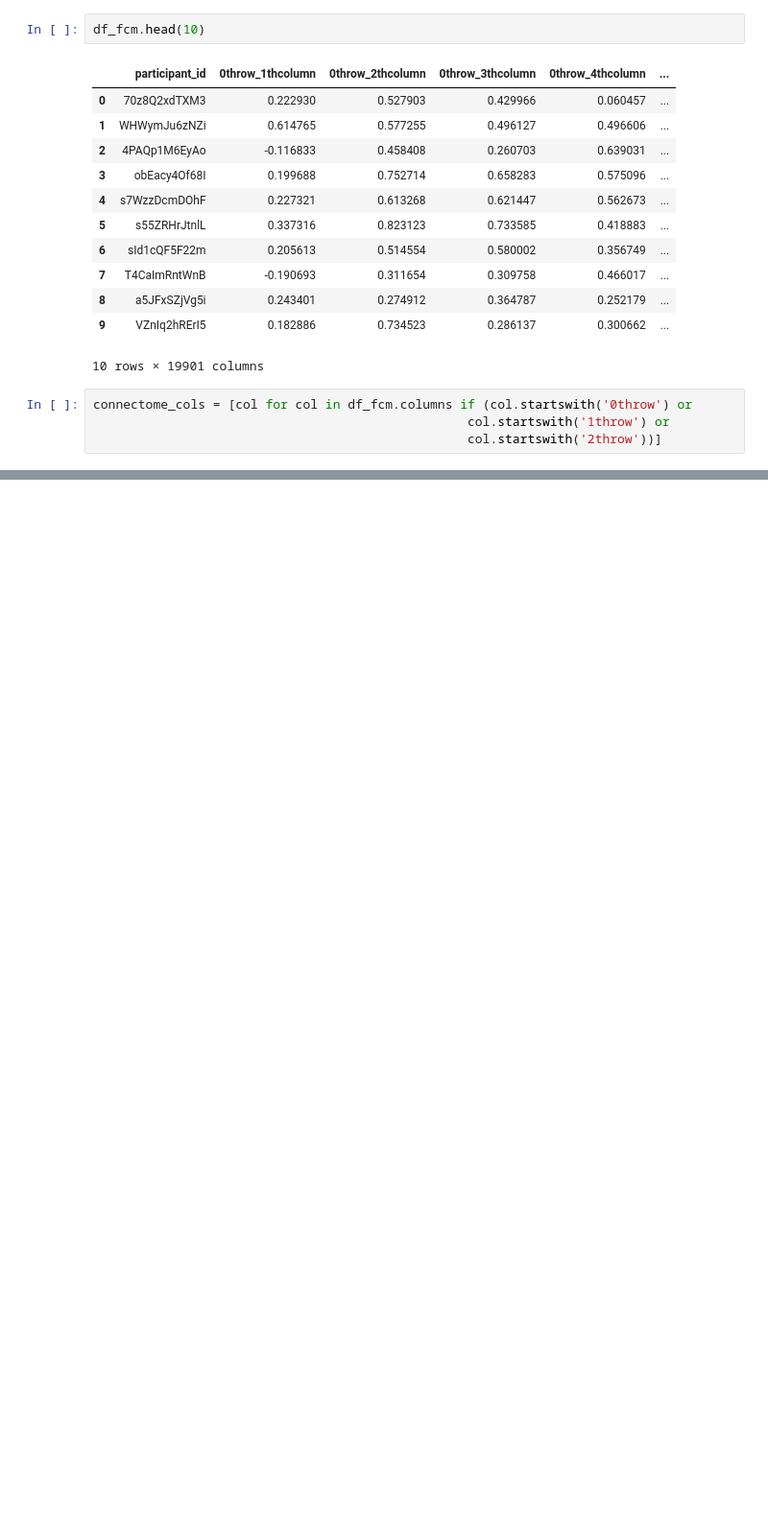
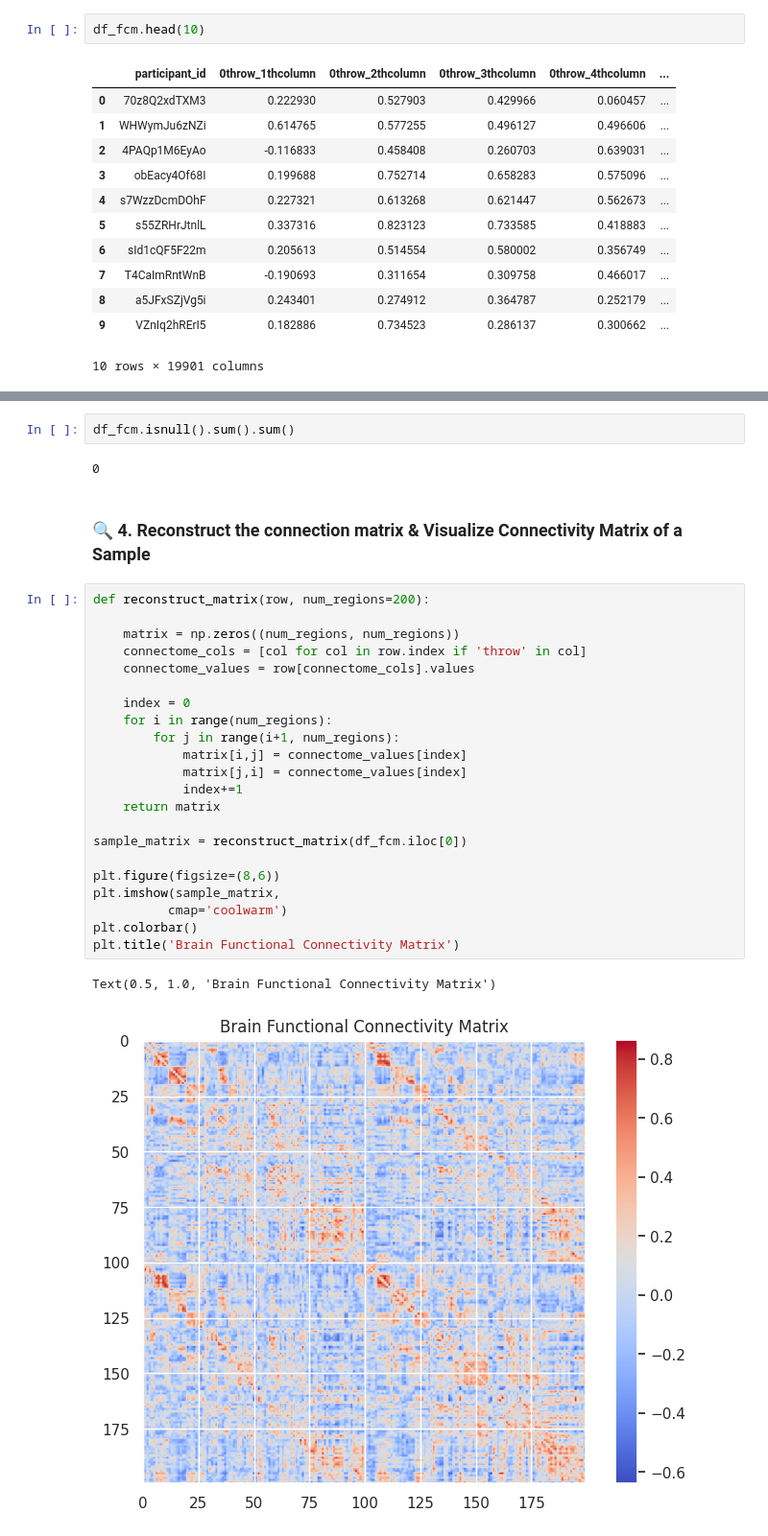
Before and after one commit to yigaai/Psycho_Neuro_ML_Project, a Jupyter notebook: understand-adhd.ipynb, the cells around one changed output, grey strips where cells are left out. Shown at 96% size. Saved outputs shown, nothing was run; the diff lists cells and outputs as text; blank space fills up the shorter version.

```diff
--- a/understand-adhd.ipynb
+++ b/understand-adhd.ipynb
@@ -746,7 +754,3 @@ df_fcm.head(10)
 | 8 | a5JFxSZjVg5i | 0.243401 | 0.274912 | 0.364787 | 0.252179 | ... |
 | 9 | VZnIq2hRErI5 | 0.182886 | 0.734523 | 0.286137 | 0.300662 | ... |
 10 rows × 19901 columns
-# %%
-connectome_cols = [col for col in df_fcm.columns if (col.startswith('0throw') or
-                                                  col.startswith('1throw') or
-                                                  col.startswith('2throw'))]
@@ -772,0 +759,31 @@ Note: you may need to restart the kernel to use updated packages.
+# %%
+df_fcm.isnull().sum().sum()
+# %% [output]
+0
+# %% [markdown]
+### 🔍 **4. Reconstruct the connection matrix & Visualize Connectivity Matrix of a Sample**
+# %%
+def reconstruct_matrix(row, num_regions=200):
+
+    matrix = np.zeros((num_regions, num_regions))
+    connectome_cols = [col for col in row.index if 'throw' in col]
+    connectome_values = row[connectome_cols].values
+
+    index = 0
+    for i in range(num_regions):
+        for j in range(i+1, num_regions):
+            matrix[i,j] = connectome_values[index]
+            matrix[j,i] = connectome_values[index]
+            index+=1
+    return matrix
+
+sample_matrix = reconstruct_matrix(df_fcm.iloc[0])
+
+plt.figure(figsize=(8,6))
+plt.imshow(sample_matrix,
+          cmap='coolwarm')
+plt.colorbar()
+plt.title('Brain Functional Connectivity Matrix')
+# %% [output]
+Text(0.5, 1.0, 'Brain Functional Connectivity Matrix')
+[figure, added]
```
Also changed, not shown: parts of 10 cells of this notebook.
